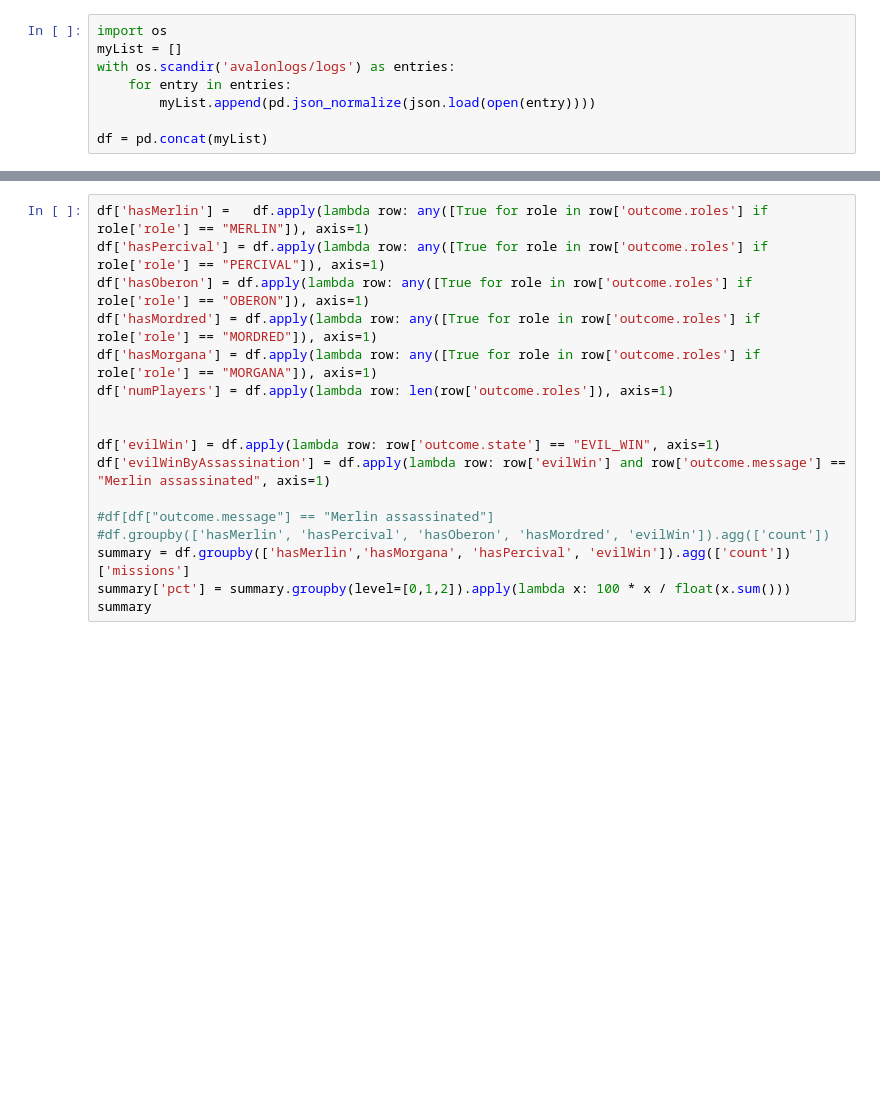
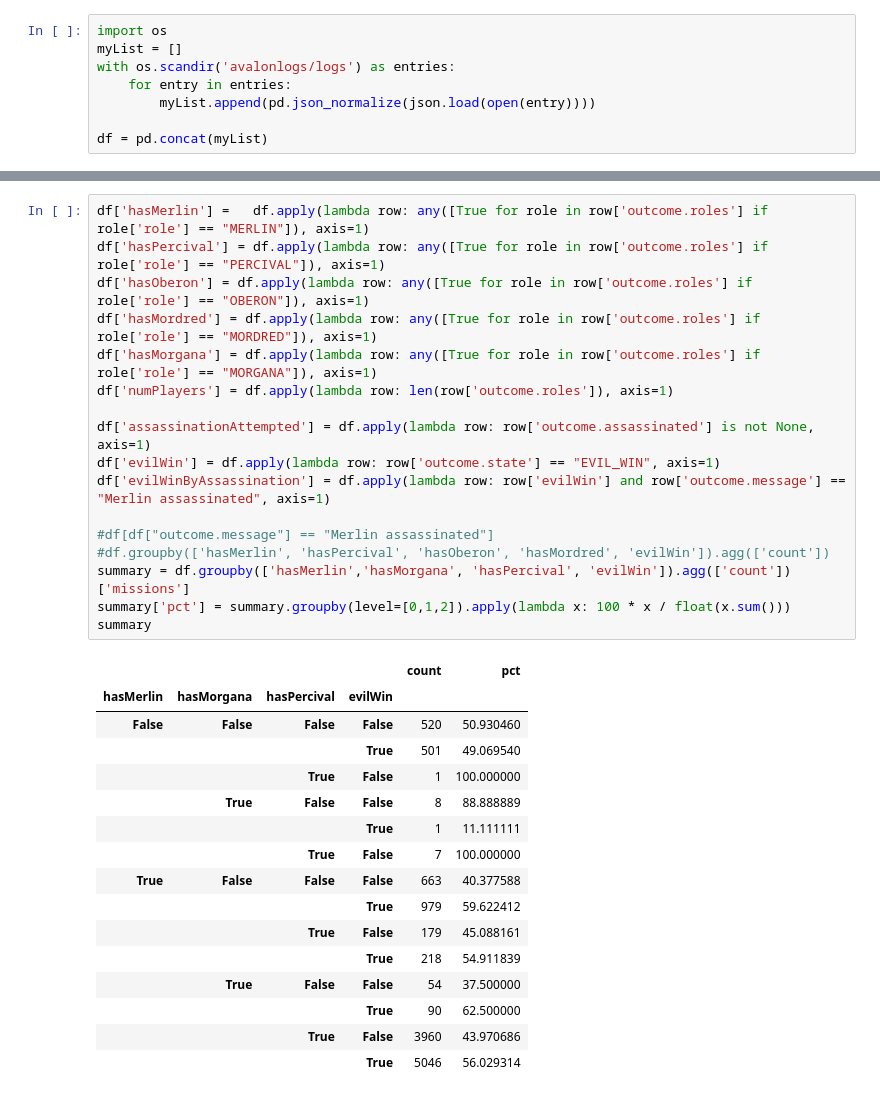
Before and after one commit to WhoaWhoa/avalonlogs, a Jupyter notebook: Avalonlogs.ipynb, the cells around one changed output, grey strips where cells are left out. Saved outputs shown, nothing was run; the diff lists cells and outputs as text; blank space fills up the shorter version.

```diff
--- a/Avalonlogs.ipynb
+++ b/Avalonlogs.ipynb
@@ -22,20 +41,37 @@ df
 # %%
 df['hasMerlin'] =   df.apply(lambda row: any([True for role in row['outcome.roles'] if role['role'] == "MERLIN"]), axis=1)
 df['hasPercival'] = df.apply(lambda row: any([True for role in row['outcome.roles'] if role['role'] == "PERCIVAL"]), axis=1)
 df['hasOberon'] = df.apply(lambda row: any([True for role in row['outcome.roles'] if role['role'] == "OBERON"]), axis=1)
 df['hasMordred'] = df.apply(lambda row: any([True for role in row['outcome.roles'] if role['role'] == "MORDRED"]), axis=1)
 df['hasMorgana'] = df.apply(lambda row: any([True for role in row['outcome.roles'] if role['role'] == "MORGANA"]), axis=1)
 df['numPlayers'] = df.apply(lambda row: len(row['outcome.roles']), axis=1)
 
-
+df['assassinationAttempted'] = df.apply(lambda row: row['outcome.assassinated'] is not None, axis=1)
 df['evilWin'] = df.apply(lambda row: row['outcome.state'] == "EVIL_WIN", axis=1)
 df['evilWinByAssassination'] = df.apply(lambda row: row['evilWin'] and row['outcome.message'] == "Merlin assassinated", axis=1)
 
 #df[df["outcome.message"] == "Merlin assassinated"]
 #df.groupby(['hasMerlin', 'hasPercival', 'hasOberon', 'hasMordred', 'evilWin']).agg(['count'])
 summary = df.groupby(['hasMerlin','hasMorgana', 'hasPercival', 'evilWin']).agg(['count'])['missions']
 summary['pct'] = summary.groupby(level=[0,1,2]).apply(lambda x: 100 * x / float(x.sum()))
 summary
+# %% [output]
+|  |  |  |  | count | pct |
+| hasMerlin | hasMorgana | hasPercival | evilWin |  |  |
+| False | False | False | False | 520 | 50.930460 |
+|  |  |  | True | 501 | 49.069540 |
+|  |  | True | False | 1 | 100.000000 |
+|  | True | False | False | 8 | 88.888889 |
+|  |  |  | True | 1 | 11.111111 |
+|  |  | True | False | 7 | 100.000000 |
+| True | False | False | False | 663 | 40.377588 |
+|  |  |  | True | 979 | 59.622412 |
+|  |  | True | False | 179 | 45.088161 |
+|  |  |  | True | 218 | 54.911839 |
+|  | True | False | False | 54 | 37.500000 |
+|  |  |  | True | 90 | 62.500000 |
+|  |  | True | False | 3960 | 43.970686 |
+|  |  |  | True | 5046 | 56.029314 |
 # %%
 def roleForName(roles, name):
     for role in roles:
```
Also changed, not shown: parts of 9 cells of this notebook.
